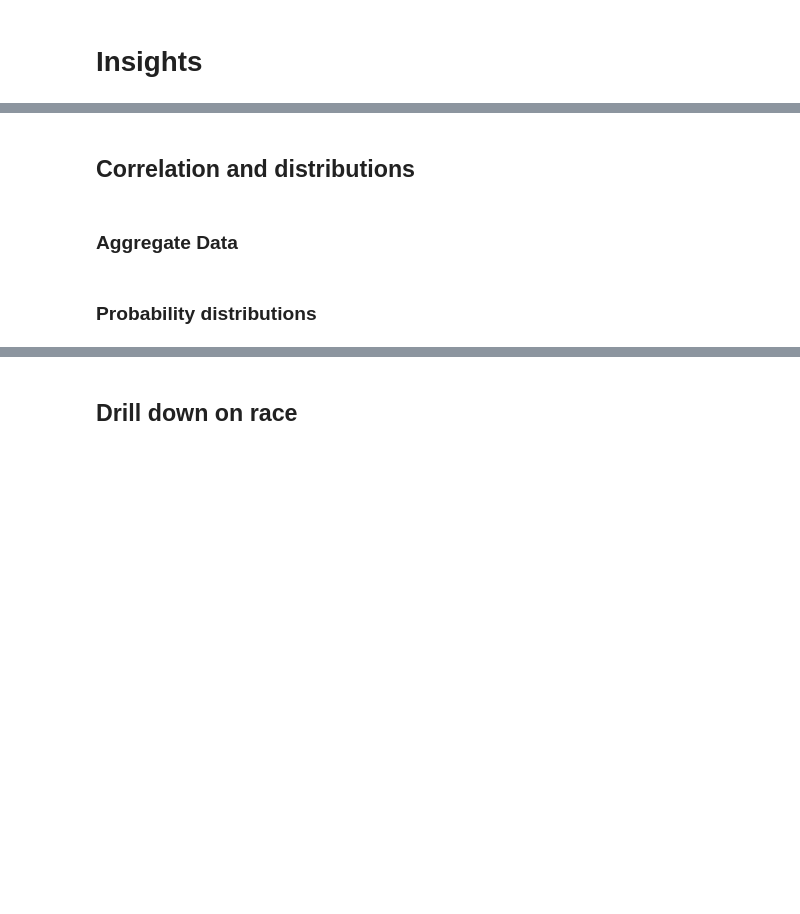
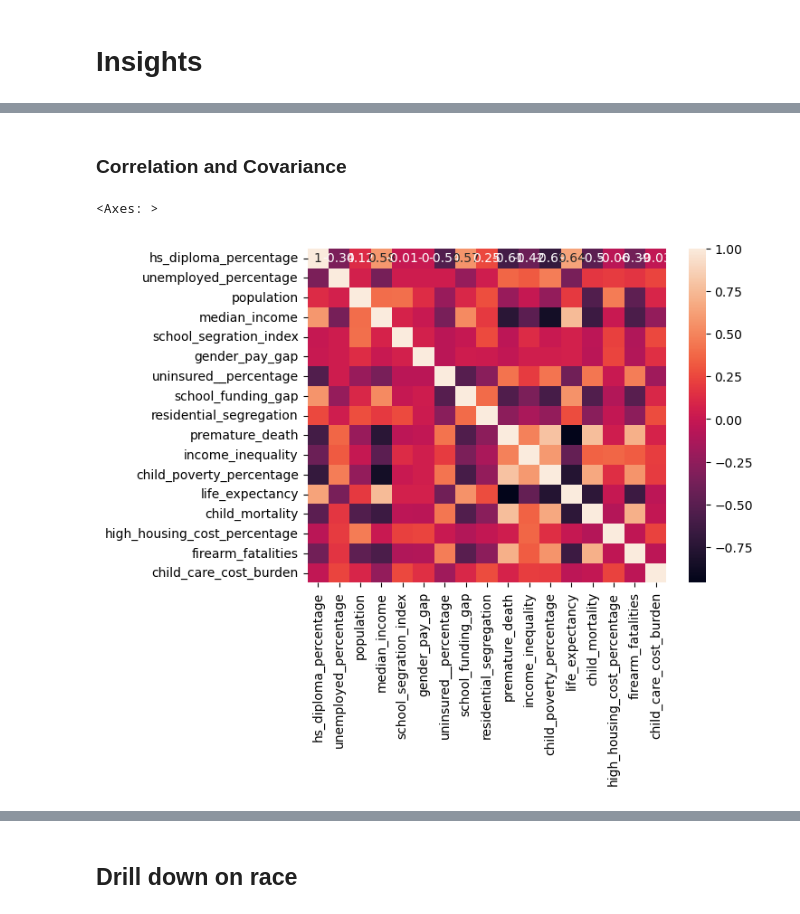
Before and after one commit to mapsg91/CapstoneII_MG, a Jupyter notebook: data/Clean Data/selected_vars/clean_select_features.ipynb, the cells around one changed output, grey strips where cells are left out. Saved outputs shown, nothing was run; the diff lists cells and outputs as text; code cells hidden in the pictures; blank space fills up the shorter version.

```diff
--- a/data/Clean Data/selected_vars/clean_select_features.ipynb
+++ b/data/Clean Data/selected_vars/clean_select_features.ipynb
@@ -195,7 +233,8 @@ race_inequity_df = pd.merge(test_race_metrics, test_inequitydf, on=['state_abbr'
 # %% [markdown]
-## Correlation and distributions
+### Correlation and Covariance
-# %% [markdown]
-### Aggregate Data
 # %%
 matrix = us_counties_updated.corr(method='spearman', numeric_only=True).round(2)
-sns.heatmap(matrix)
+sns.heatmap(matrix, annot=True)
+# %% [output]
+<Axes: >
+[figure, added]
@@ -204,2 +240,0 @@ us_counties_updated['population '] = us_counties_updated['population '].rename('
-# %% [markdown]
-### Probability distributions
```
Also changed, not shown: parts of 45 cells of this notebook, 1 other file.
